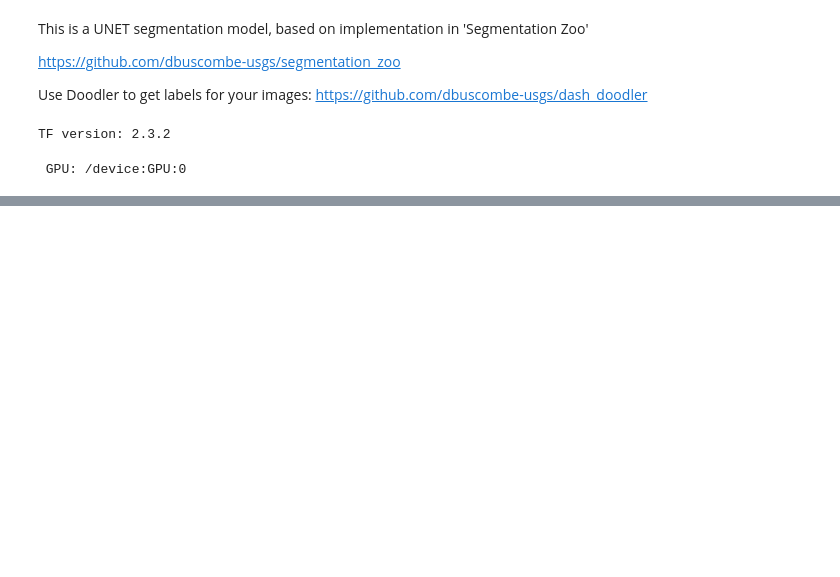
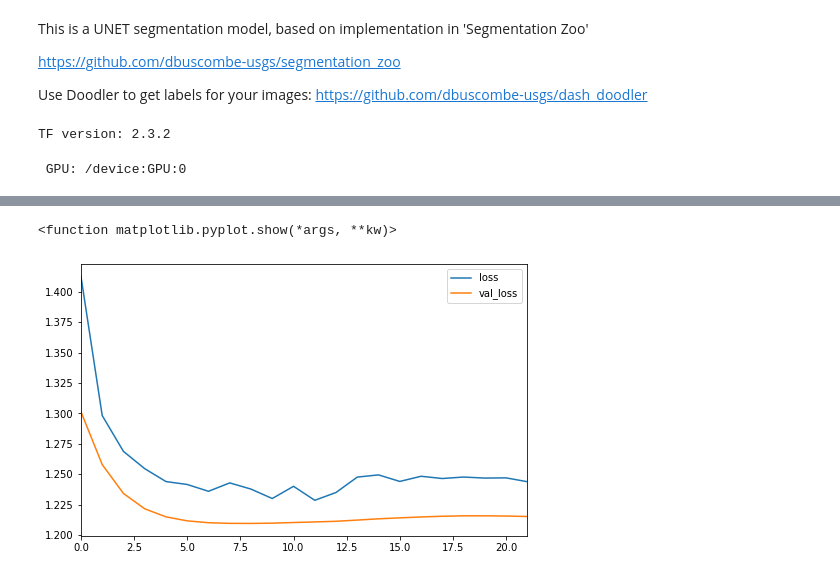
Before and after one commit to ebgoldstein/Coastal_TF_templates, a Jupyter notebook: src/SimpleUnet.ipynb, the cells around one changed output, grey strips where cells are left out. Saved outputs shown, nothing was run; the diff lists cells and outputs as text; code cells hidden in the pictures; blank space fills up the shorter version.

```diff
--- a/src/SimpleUnet.ipynb
+++ b/src/SimpleUnet.ipynb
@@ -292,3 +303,12 @@ Epoch 100/100
+# %%
+import pandas as pd
+
+pd.DataFrame(history.history).plot(figsize=(8,5))
+#plt.grid(True)
+plt.show
+# %% [output]
+<function matplotlib.pyplot.show(*args, **kw)>
+[figure, added]
 # %%
 #now that training is done, lets look at the metrics from training
 %matplotlib inline
```
Also changed, not shown: parts of 9 cells of this notebook, 1 other file.
